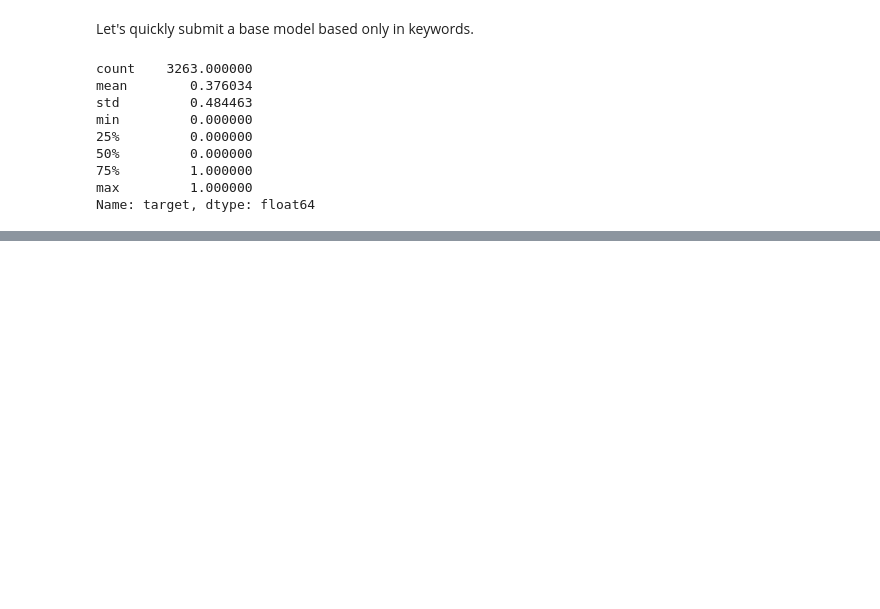
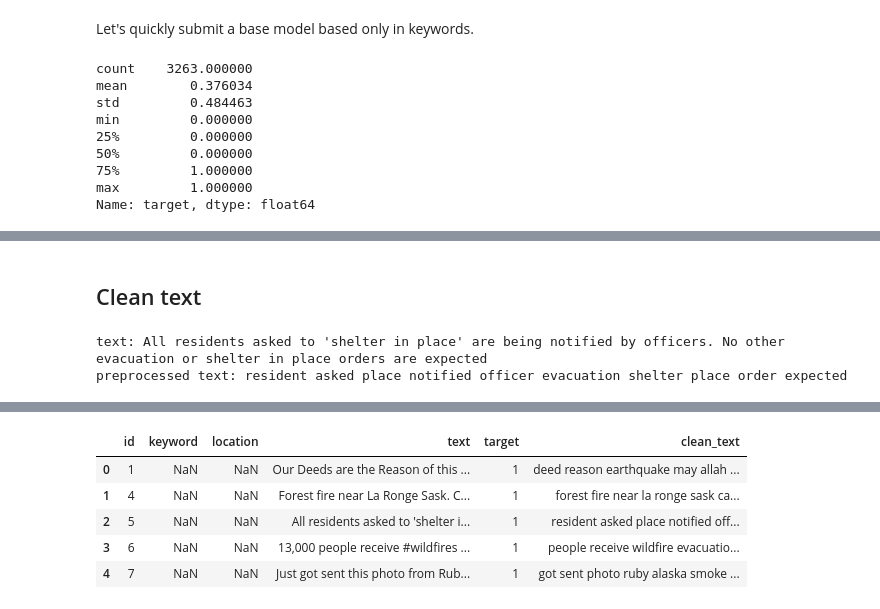
Before and after one commit to neperiana/disaster-tweet-detection, a Jupyter notebook: notebooks/01-explore-and-clean-text.ipynb, the cells around one changed output, grey strips where cells are left out. Saved outputs shown, nothing was run; the diff lists cells and outputs as text; code cells hidden in the pictures; blank space fills up the shorter version.

```diff
--- a/notebooks/01-explore-and-clean-text.ipynb
+++ b/notebooks/01-explore-and-clean-text.ipynb
@@ -149,0 +154,13 @@ Successfully submitted to Natural Language Processing with Disaster Tweets
+# %% [markdown]
+## Clean text
+# %%
+text = train.loc[2, 'text']
+print('text:', text)
+print('preprocessed text:', preprocess_text(text))
+# %% [output]
+text: All residents asked to 'shelter in place' are being notified by officers. No other evacuation or shelter in place orders are expected
+preprocessed text: resident asked place notified officer evacuation shelter place order expected
+# %%
+train['clean_text'] = train['text'].apply(preprocess_text)
+train.head()
+# %% [output]
@@ -149,0 +173,6 @@ Successfully submitted to Natural Language Processing with Disaster Tweets
+|  | id | keyword | location | text | target | clean_text |
+| 0 | 1 | NaN | NaN | Our Deeds are the Reason of this ... | 1 | deed reason earthquake may allah ... |
+| 1 | 4 | NaN | NaN | Forest fire near La Ronge Sask. C... | 1 | forest fire near la ronge sask ca... |
+| 2 | 5 | NaN | NaN | All residents asked to 'shelter i... | 1 | resident asked place notified off... |
+| 3 | 6 | NaN | NaN | 13,000 people receive #wildfires ... | 1 | people receive wildfire evacuatio... |
+| 4 | 7 | NaN | NaN | Just got sent this photo from Rub... | 1 | got sent photo ruby alaska smoke ... |
```
Also changed, not shown: parts of 8 cells of this notebook, 3 other files.
